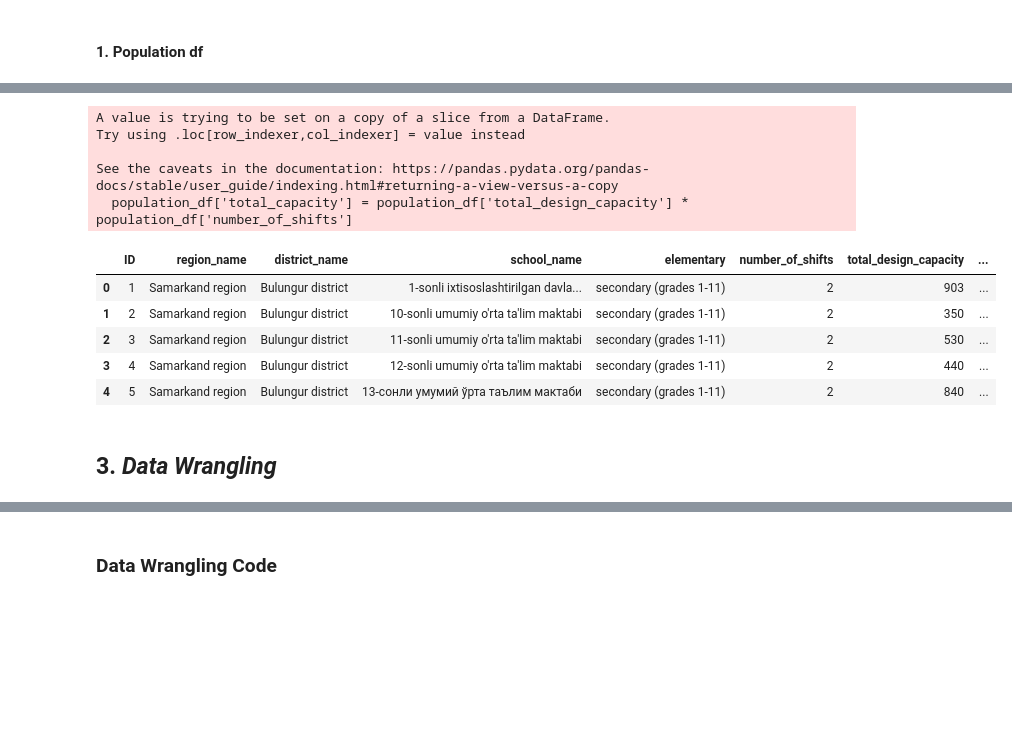
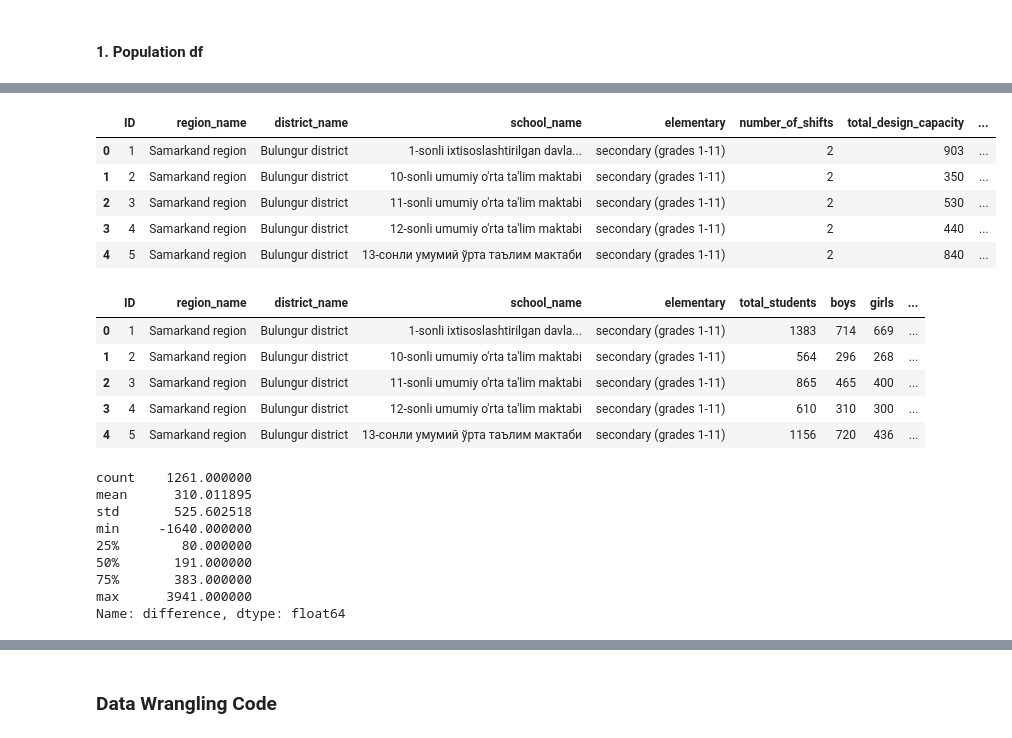
Before and after one commit to Kartikrast/social-infra-prediction-model, a Jupyter notebook: python_files/steps.ipynb, the cells around one changed output, grey strips where cells are left out. Saved outputs shown, nothing was run; the diff lists cells and outputs as text; code cells hidden in the pictures; blank space fills up the shorter version.

Commit message:
Completed the transformation of the population_df

```diff
--- a/python_files/steps.ipynb
+++ b/python_files/steps.ipynb
@@ -296,9 +297,9 @@ resources_columns = common_columns + ['Availability of sports equipment in accor
                             ]
 # %%
 # Creating the 3 different dfs as per the analysis
-population_df = df[population_columns]
-infrastructure_df = df[infrastructure_columns]
-resources_df = df[resources_columns]
+population_df = df[population_columns].copy()
+infrastructure_df = df[infrastructure_columns].copy()
+resources_df = df[resources_columns].copy()
 
 # Displaying the first 5 rows of each df
 population_df.head()
@@ -400,23 +408,40 @@ population_df.rename(columns={
 
 # Displaying the first few rows of the DataFrame
 population_df.head()
+# %% [output]
+|  | ID | region_name | district_name | school_name | elementary | number_of_shifts | total_design_capacity | ... |
+| 0 | 1 | Samarkand region | Bulungur district | 1-sonli ixtisoslashtirilgan davla... | secondary (grades 1-11) | 2 | 903 | ... |
+| 1 | 2 | Samarkand region | Bulungur district | 10-sonli umumiy o'rta ta'lim maktabi | secondary (grades 1-11) | 2 | 350 | ... |
+| 2 | 3 | Samarkand region | Bulungur district | 11-sonli umumiy o'rta ta'lim maktabi | secondary (grades 1-11) | 2 | 530 | ... |
+| 3 | 4 | Samarkand region | Bulungur district | 12-sonli umumiy o'rta ta'lim maktabi | secondary (grades 1-11) | 2 | 440 | ... |
+| 4 | 5 | Samarkand region | Bulungur district | 13-сонли умумий ўрта таълим мактаби | secondary (grades 1-11) | 2 | 840 | ... |
 # %%
 # Creating a column for total capacity as per shifts
 population_df['total_capacity'] = population_df['total_design_capacity'] * population_df['number_of_shifts']
 
+# Filtering the df only with required columns
+population_df = population_df[['ID', 'region_name', 'district_name', 'school_name', 'elementary','total_students', 'boys', 'girls', 'total_staff', 'men', 'women', 'total_capacity']]
+
 # Displaying the first few rows of the DataFrame
 population_df.head()
 # %% [output]
-A value is trying to be set on a copy of a slice from a DataFrame.
-Try using .loc[row_indexer,col_indexer] = value instead
-
-See the caveats in the documentation: https://pandas.pydata.org/pandas-docs/stable/user_guide/indexing.html#returning-a-view-versus-a-copy
-  population_df['total_capacity'] = population_df['total_design_capacity'] * population_df['number_of_shifts']
-|  | ID | region_name | district_name | school_name | elementary | number_of_shifts | total_design_capacity | ... |
-| 0 | 1 | Samarkand region | Bulungur district | 1-sonli ixtisoslashtirilgan davla... | secondary (grades 1-11) | 2 | 903 | ... |
-| 1 | 2 | Samarkand region | Bulungur district | 10-sonli umumiy o'rta ta'lim maktabi | secondary (grades 1-11) | 2 | 350 | ... |
-| 2 | 3 | Samarkand region | Bulungur district | 11-sonli umumiy o'rta ta'lim maktabi | secondary (grades 1-11) | 2 | 530 | ... |
-| 3 | 4 | Samarkand region | Bulungur district | 12-sonli umumiy o'rta ta'lim maktabi | secondary (grades 1-11) | 2 | 440 | ... |
-| 4 | 5 | Samarkand region | Bulungur district | 13-сонли умумий ўрта таълим мактаби | secondary (grades 1-11) | 2 | 840 | ... |
+|  | ID | region_name | district_name | school_name | elementary | total_students | boys | girls | ... |
+| 0 | 1 | Samarkand region | Bulungur district | 1-sonli ixtisoslashtirilgan davla... | secondary (grades 1-11) | 1383 | 714 | 669 | ... |
+| 1 | 2 | Samarkand region | Bulungur district | 10-sonli umumiy o'rta ta'lim maktabi | secondary (grades 1-11) | 564 | 296 | 268 | ... |
+| 2 | 3 | Samarkand region | Bulungur district | 11-sonli umumiy o'rta ta'lim maktabi | secondary (grades 1-11) | 865 | 465 | 400 | ... |
+| 3 | 4 | Samarkand region | Bulungur district | 12-sonli umumiy o'rta ta'lim maktabi | secondary (grades 1-11) | 610 | 310 | 300 | ... |
+| 4 | 5 | Samarkand region | Bulungur district | 13-сонли умумий ўрта таълим мактаби | secondary (grades 1-11) | 1156 | 720 | 436 | ... |
-# %% [markdown]
-## 3. ***Data Wrangling***
+# %%
+# creating a column to check the difference of total_students and total_capacity
+population_df['difference'] = population_df['total_capacity'] - population_df['total_students']
+population_df['difference'].describe()
+# %% [output]
+count    1261.000000
+mean      310.011895
+std       525.602518
+min     -1640.000000
+25%        80.000000
+50%       191.000000
+75%       383.000000
+max      3941.000000
+Name: difference, dtype: float64
```
Also changed, not shown: parts of 6 cells of this notebook.
